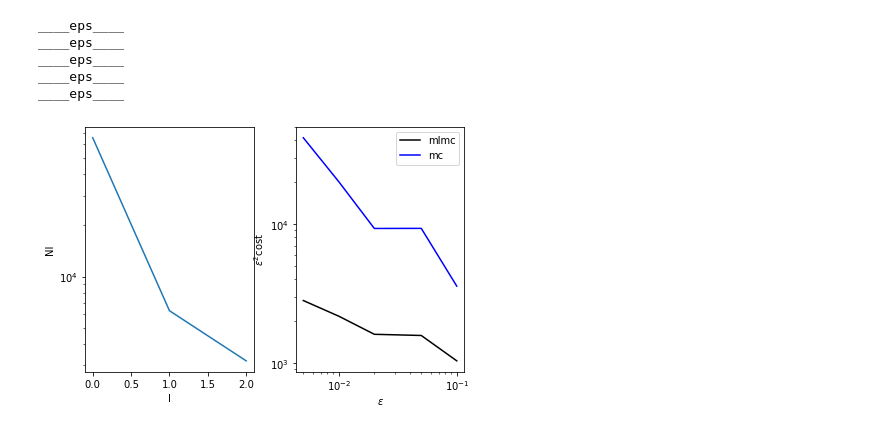
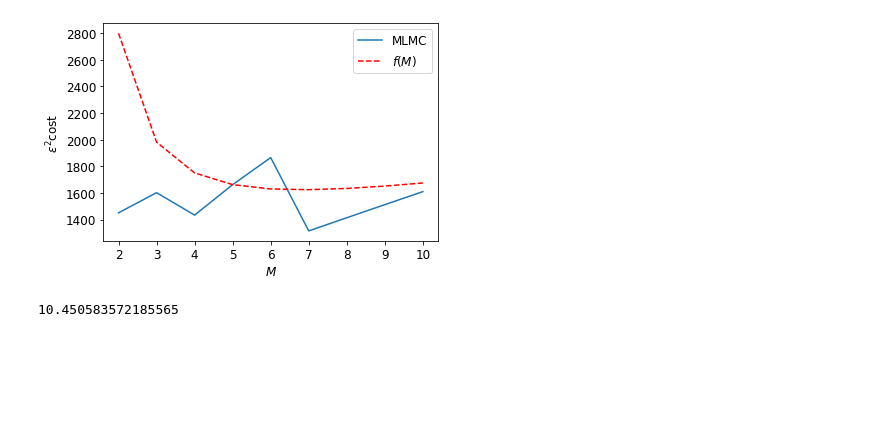
Before and after one commit to mckeownish/Multilevel_MC_SDEs, a Jupyter notebook: MLMC Code.ipynb, the cells around one changed output. Saved outputs shown, nothing was run; the diff lists cells and outputs as text; code cells hidden in the pictures; blank space fills up the shorter version.

```diff
--- a/MLMC Code.ipynb
+++ b/MLMC Code.ipynb
@@ -4,6 +4,13 @@ import matplotlib.pyplot as plt
 from scipy.stats import norm
 import matplotlib.pyplot as plt
 import multiprocessing as mp
+import matplotlib.ticker as ticker
+
+plt.rcParams.update({'font.size': 16})
+plt.rcParams.update({'axes.labelsize': 12})
+plt.rcParams.update({'xtick.labelsize': 12})
+plt.rcParams.update({'ytick.labelsize': 12})
+plt.rcParams.update({'legend.fontsize': 12})
 # %%
 def _parallel_mc(iter=1000):
     pool = mp.Pool(4)
@@ -130,9 +261,0 @@ def mlmc(mlmc_fn,eps,N0=10**3,M=2,T=1):
-# %%
-mlmc_complexity(mlmc_gbm,[0.005,0.01,0.02,0.05,0.1])
-# %% [output]
-____eps____
-____eps____
-____eps____
-____eps____
-____eps____
-[figure, removed]
@@ -185,5 +371,36 @@ def mlmc_complexity(mlmc_fn,eps,M=2,T=1,N0=10**3):
+# %%
+cost_mlmc=[]
+cost_mc=[]
+for m in [2,3,4,5,6,7,8,9,10]:
+    e=0.005
+    sums,N=mlmc(European,e,M=m)
+    L=len(N)-1
+    means_p=sums[2,:]/N
+    V_p=(sums[3,:]/N)-means_p**2
+
+    cost_mlmc+=[(N[0]+(1+1/m)*np.sum(N[1:]*(m**np.arange(1,L+1))))*e**2]
+    cost_mc+=[2*sum(V_p*m**np.arange(L+1))]
+
+M=np.array([2,3,4,5,6,7,8,9,10])
+plt.plot(M,cost_mlmc,label='MLMC')
+sc=cost_mlmc[3]/((M[3]-1/M[3])/(np.log(M[3]))**2)
+plt.plot(M,sc*(M-1/M)/(np.log(M))**2,'r--',label='$f(M)$')
+plt.legend()
+plt.ylabel('$\epsilon^{2}$cost')
+plt.xlabel('$M$');
+plt.savefig('Comparison_Cost_fofM')
+# %% [output]
+[figure, added]
 # %%
 #### Exact result according to BS formula
-D1 =(r+sig**2/2)/sig
-D2 = D1 - sig
-print(100*norm.cdf(D1)-100*np.exp(-r)*norm.cdf(D2))
+X0=100
+r=0.05
+sig=0.2
+K=100
+T=1
+D1 =(np.log(X0/K)+(r+0.5*sig**2)*T)/(sig*np.sqrt(T))
+D2 = D1 - sig*np.sqrt(T)
+BS=X0*norm.cdf(D1)-K*np.exp(-r*T)*norm.cdf(D2)
+BS
+# %% [output]
+10.450583572185565
```
Also changed, not shown: parts of 5 cells of this notebook.
